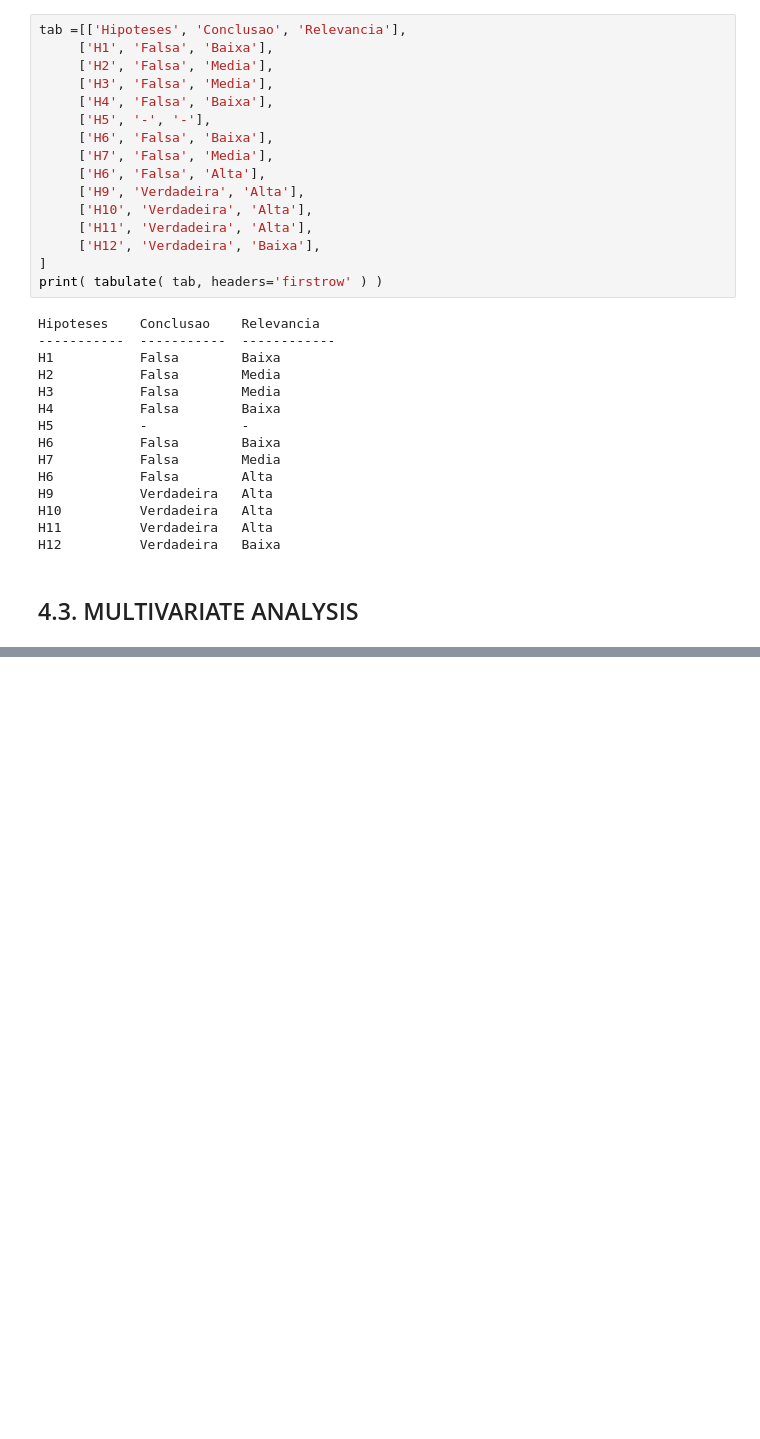
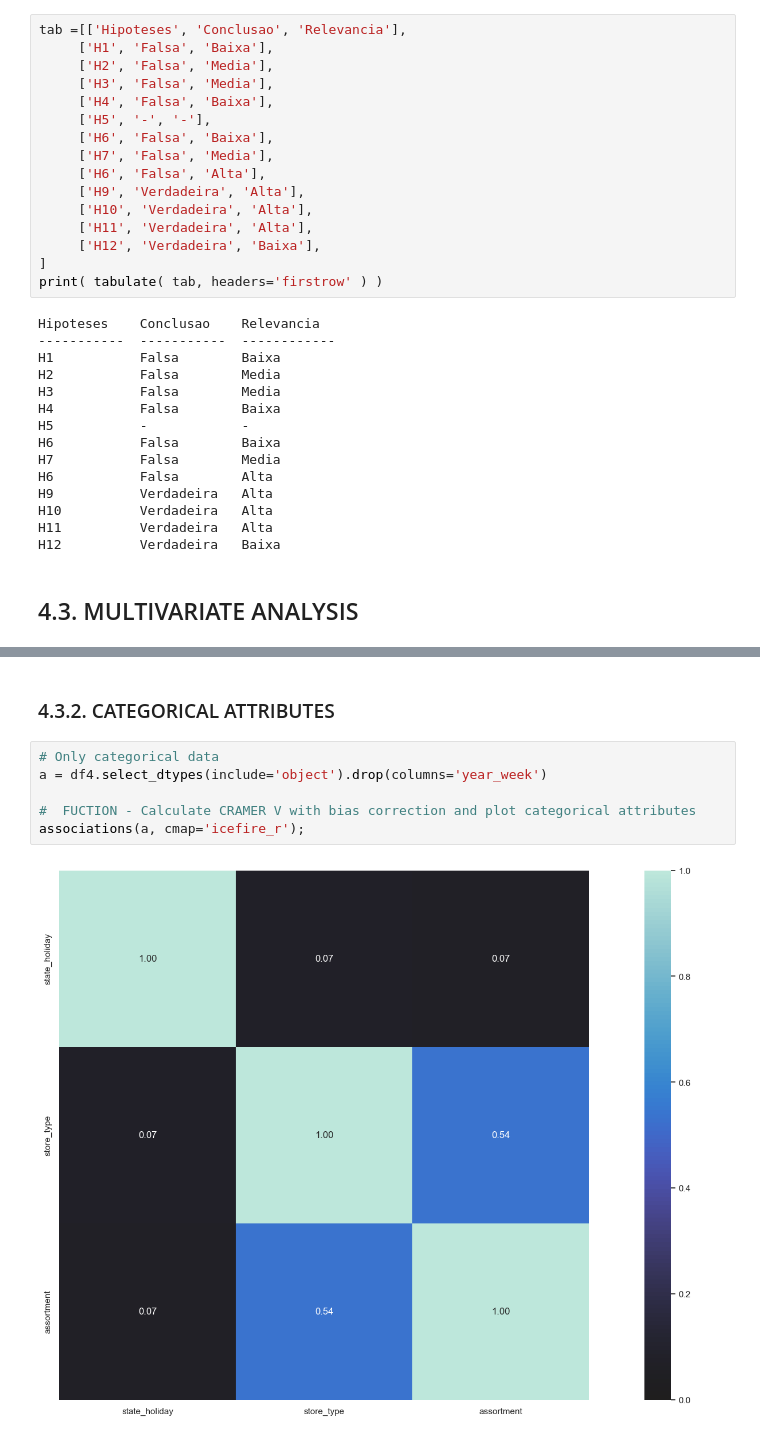
Before and after one commit to JoseEduardof93/Pharmacy-Sales-Forecast, a Jupyter notebook: notebooks/mod04_v01_forecast_project_eda.ipynb, the cells around one changed output, grey strips where cells are left out. Cells and saved outputs as stored; diff of their text form; blank space fills up the shorter version.

Commit message:
end exploratory data analysis

```diff
--- a/notebooks/mod04_v01_forecast_project_eda.ipynb
+++ b/notebooks/mod04_v01_forecast_project_eda.ipynb
@@ -669,0 +679,10 @@ H12          Verdadeira   Baixa
+# %% [markdown]
+### 4.3.2. CATEGORICAL ATTRIBUTES
+# %%
+# Only categorical data
+a = df4.select_dtypes(include='object').drop(columns='year_week')
+
+#  FUCTION - Calculate CRAMER V with bias correction and plot categorical attributes
+associations(a, cmap='icefire_r');
+# %% [output]
+[figure, added]
```
Also changed, not shown: parts of 5 cells of this notebook.
